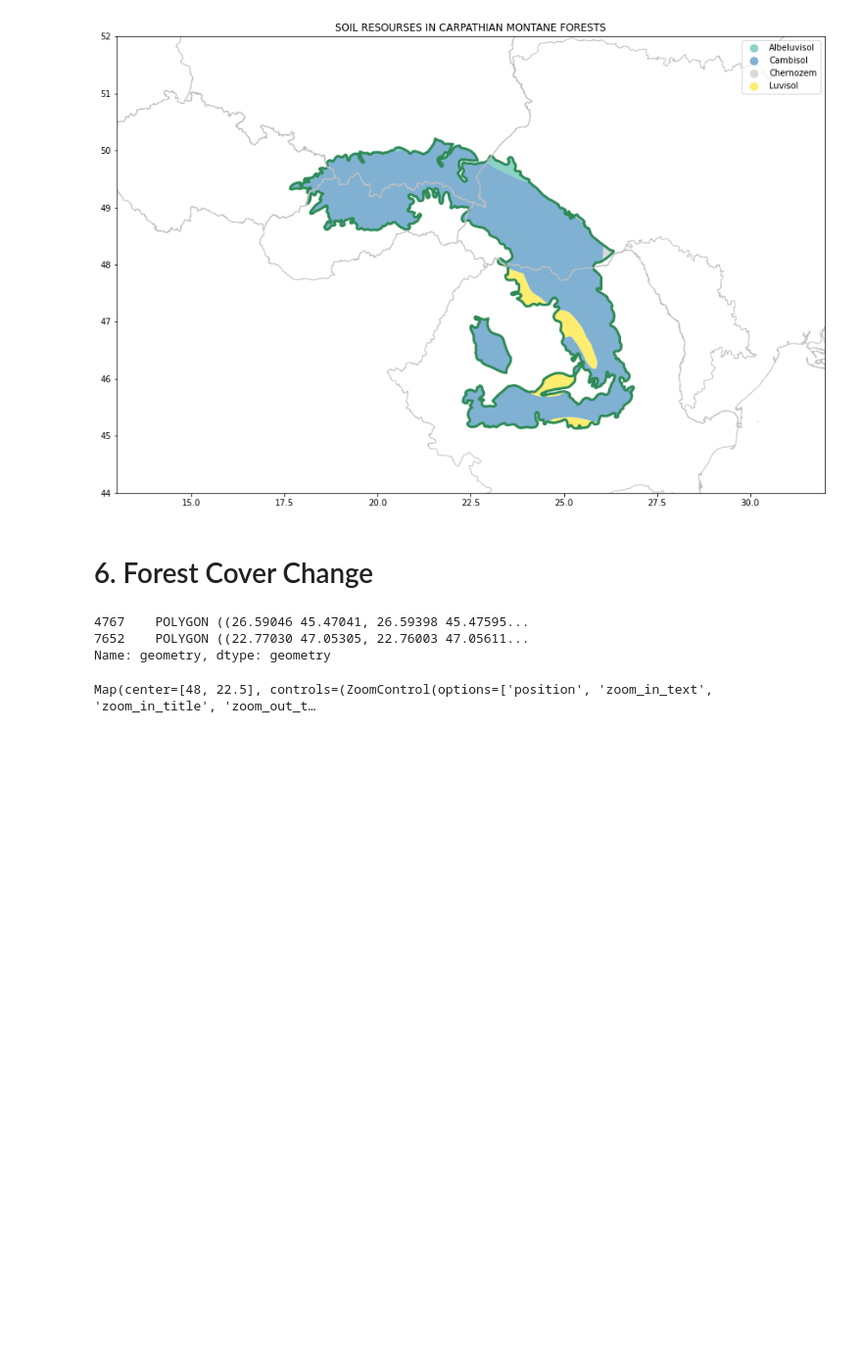
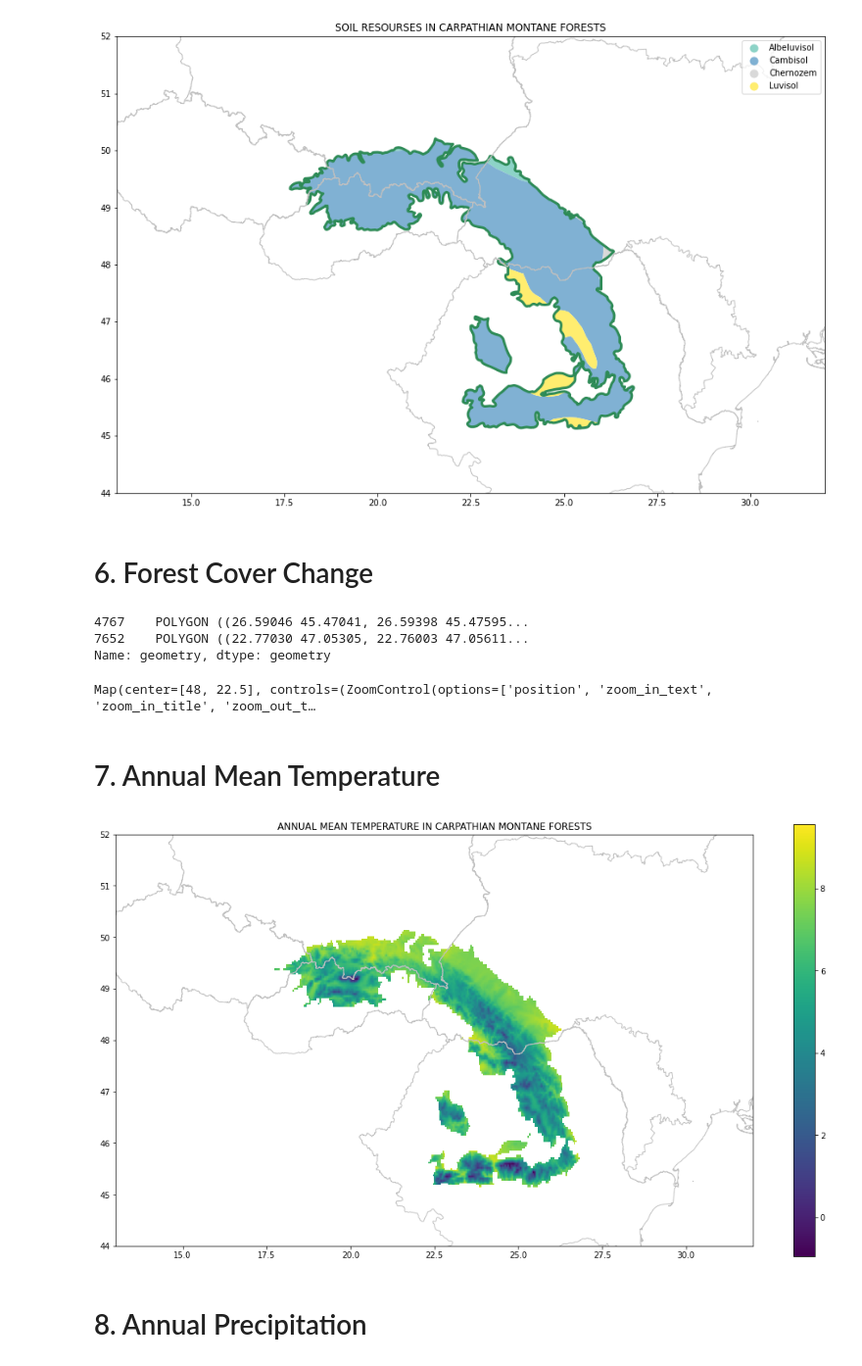
Before and after one commit to derha/moja-global, a Jupyter notebook: carpathian_montane_forests.ipynb, the cells around one changed output. Shown at 98% size. Drawn from its saved outputs; the diff is of its cells as text; code cells hidden in the pictures; blank space fills up the shorter version.

Commit message:
Add temerature and precipitation

```diff
--- a/carpathian_montane_forests.ipynb
+++ b/carpathian_montane_forests.ipynb
@@ -395,3 +385,5 @@ Map.add_legend(
 Map
 # %% [output]
 Map(center=[48, 22.5], controls=(ZoomControl(options=['position', 'zoom_in_text', 'zoom_in_title', 'zoom_out_t…
+# %% [markdown]
+# 7. Annual Mean Temperature
@@ -397,0 +407,25 @@ Map(center=[48, 22.5], controls=(ZoomControl(options=['position', 'zoom_in_text'
+# %%
+# read previously saved raster
+forest_temp_rst = r'temp_masked.tiff'
+forest_temp_img = rst.open(forest_temp_rst)
+
+# get the array and replace the -3.402823e+38 with np.nan
+arr = forest_temp_img.read(1)
+arr = np.where(arr < -10, np.nan, arr)
+# %%
+# visualize temperature on the map
+fig, ax = plt.subplots(1, 1, figsize=(18, 10))
+
+ax.set_title('ANNUAL MEAN TEMPERATURE IN CARPATHIAN MONTANE FORESTS')
+set_map_limits()
+
+show(arr, transform=forest_temp_img.transform, ax=ax)
+plot_countries(ax)
+
+fig.colorbar(cm.ScalarMappable(norm=colors.Normalize(vmin=np.nanmin(arr), vmax=np.nanmax(arr))), ax=ax)
+
+plt.show()
+# %% [output]
+[figure, added]
+# %% [markdown]
+# 8. Annual Precipitation
```
Also changed, not shown: parts of 10 cells of this notebook.
